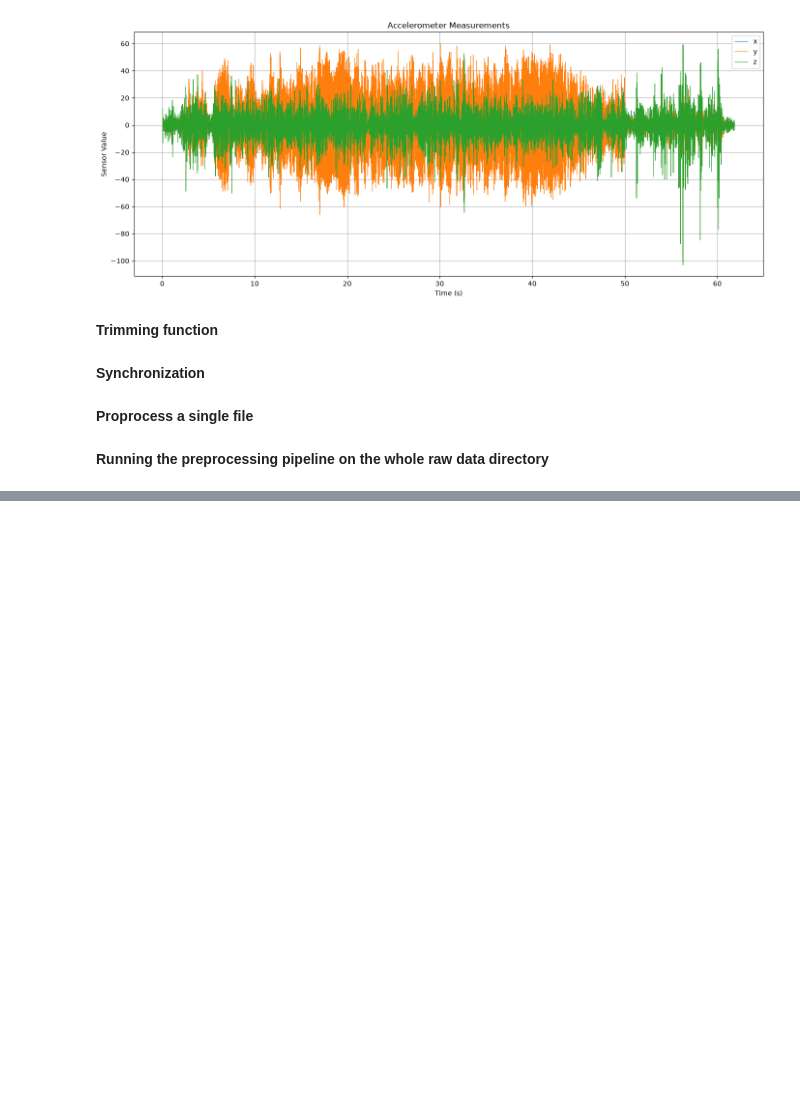
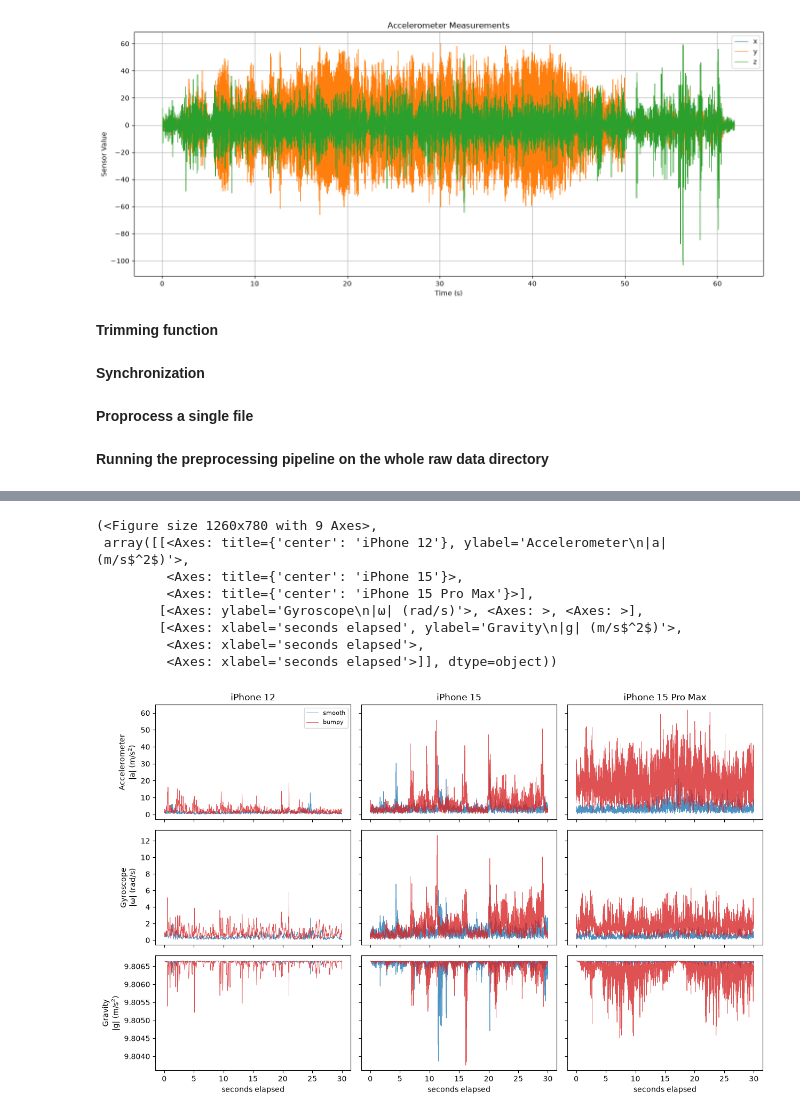
Before and after one commit to dhafinrizaldi/tue-5are0-bike-lane-quality, a Jupyter notebook: group11.ipynb, the cells around one changed output, grey strips where cells are left out. Drawn from its saved outputs; the diff is of its cells as text; code cells hidden in the pictures; blank space fills up the shorter version.

Commit message:
Add function to visualize data per device

```diff
--- a/group11.ipynb
+++ b/group11.ipynb
@@ -197,0 +222,61 @@ preprocess_files(src_root, out_root)
+# %%
+import glob
+
+SENSOR_ROWS = [('Accelerometer.csv', 'Accelerometer\n|a| (m/s$^2$)'),
+               ('Gyroscope.csv',     'Gyroscope\n|ω| (rad/s)'),
+               ('Gravity.csv',       'Gravity\n|g| (m/s$^2$)')]
+LABEL_COLORS = {'smooth': 'tab:blue', 'bumpy': 'tab:red'}
+
+def get_device(fpath: str) -> str:
+    """
+    Reads device name attribute from a Metadata file
+    """
+    return pd.read_csv(fpath)["device name"].iloc[0]
+
+def index_recordings(src_root='data/processed'):
+    """dirpath -> (device, label), one entry per measurement folder."""
+    out = {}
+    for d in sorted(glob.glob(os.path.join(src_root, '*', '*'))):
+        meta = os.path.join(d, 'Metadata.csv')
+        if os.path.exists(meta):
+            out[d] = (get_device(meta), os.path.basename(os.path.dirname(d)))
+    return out
+
+def plot_sensor_device_grid(src_root='data/processed', seconds=30, per_group=1):
+    recs = index_recordings(src_root)
+    devices = sorted({dev for dev, _ in recs.values()})
+
+    fig, axes = plt.subplots(len(SENSOR_ROWS), len(devices),
+                             figsize=(4.2*len(devices), 2.6*len(SENSOR_ROWS)),
+                             sharex=True, sharey='row')
+
+    for r, (fname, ylab) in enumerate(SENSOR_ROWS):
+        for c, device in enumerate(devices):
+            ax = axes[r, c]
+            for label, color in LABEL_COLORS.items():
+                picks = [d for d, (dev, lab) in recs.items()
+                         if dev == device and lab == label][:per_group]
+                for i, d in enumerate(picks):
+                    df = load_data(os.path.join(d, fname)).set_index('seconds_elapsed')
+                    mag = np.sqrt(df['x']**2 + df['y']**2 + df['z']**2)
+                    mag = mag[mag.index <= seconds]
+                    ax.plot(mag.index, mag, color=color, linewidth=0.6, alpha=0.8,
+                            label=label if (r == 0 and c == 0 and i == 0) else None)
+            if r == 0: ax.set_title(device)
+            if c == 0: ax.set_ylabel(ylab)
+            if r == len(SENSOR_ROWS)-1: ax.set_xlabel('seconds elapsed')
+    axes[0, 0].legend(loc='upper right', fontsize=8)
+    fig.tight_layout()
+    return fig, axes
+
+plot_sensor_device_grid()
+# %% [output]
+(<Figure size 1260x780 with 9 Axes>,
+ array([[<Axes: title={'center': 'iPhone 12'}, ylabel='Accelerometer\n|a| (m/s$^2$)'>,
+         <Axes: title={'center': 'iPhone 15'}>,
+         <Axes: title={'center': 'iPhone 15 Pro Max'}>],
+        [<Axes: ylabel='Gyroscope\n|ω| (rad/s)'>, <Axes: >, <Axes: >],
+        [<Axes: xlabel='seconds elapsed', ylabel='Gravity\n|g| (m/s$^2$)'>,
+         <Axes: xlabel='seconds elapsed'>,
+         <Axes: xlabel='seconds elapsed'>]], dtype=object))
+[figure, added]
```
Also changed, not shown: parts of 2 cells of this notebook.
